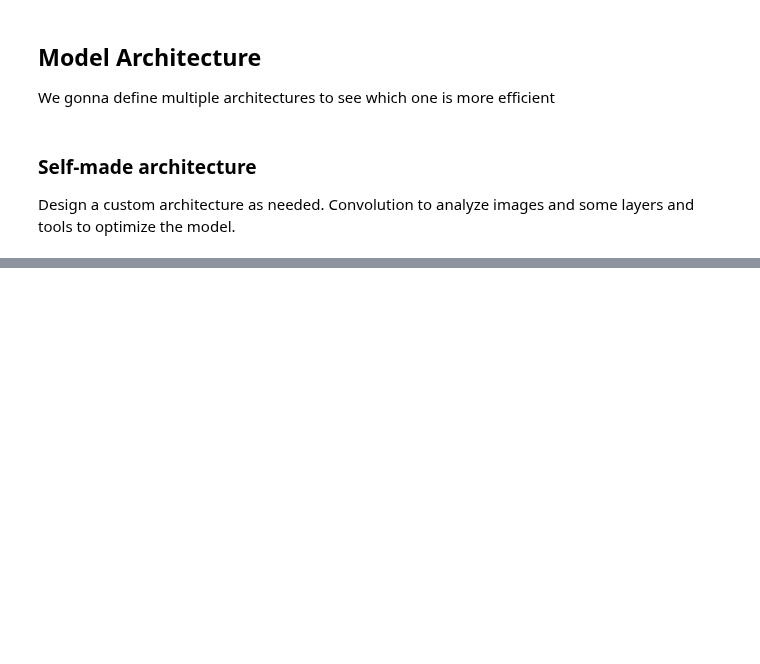
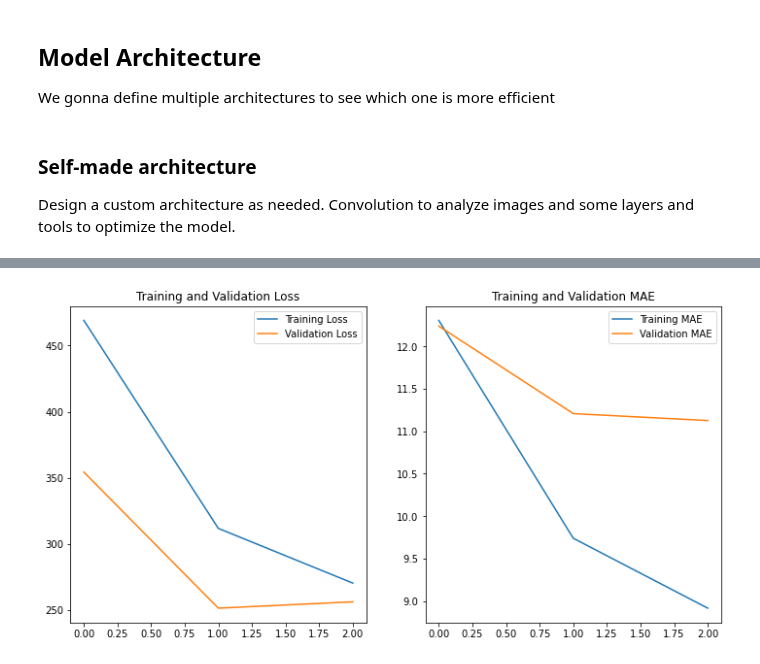
Before and after one commit to ProfZidane/From-Vision-To-Nutrition, a Jupyter notebook: model_architecture/architecture_md.ipynb, the cells around one changed output, grey strips where cells are left out. Drawn from its saved outputs; the diff is of its cells as text; code cells hidden in the pictures; blank space fills up the shorter version.

Commit message:
lunch the training locally and interpretation

```diff
--- a/model_architecture/architecture_md.ipynb
+++ b/model_architecture/architecture_md.ipynb
@@ -119,5 +102,16 @@ def create_tf_dataset_and_split(df: pd.DataFrame) -> tuple:
         raise Exception(f"Error creating and splitting dataset: {e}")
 # %%
 df = load_dataset() # Load the dataset
+df = df[df["image_rgb_path"].apply(os.path.exists)]
 # %%
 train_dataset, val_dataset, test_dataset = create_tf_dataset_and_split(df) # Create and split the dataset
+# %%
+BATCH_SIZE = 32
+
+def batch_datasets(train_ds, val_ds, test_ds, batch_size=BATCH_SIZE):
+    train_ds = train_ds.batch(batch_size).prefetch(tf.data.AUTOTUNE)
+    val_ds = val_ds.batch(batch_size).prefetch(tf.data.AUTOTUNE)
+    test_ds = test_ds.batch(batch_size).prefetch(tf.data.AUTOTUNE)
+    return train_ds, val_ds, test_ds
+
+train_dataset, val_dataset, test_dataset = batch_datasets(train_dataset, val_dataset, test_dataset)
@@ -190,9 +194,12 @@ tensorboard_callback = TensorBoard(log_dir=log_dir,  histogram_freq=1)
 history = model.fit(
     train_dataset,
     epochs=EPOCHS,
-    batch_size=32,
     validation_data=val_dataset,
-    callbacks=[early_stopping_loss, early_stopping_mae, lr_scheduler, tensorboard_callback]
+    callbacks=[early_stopping_loss, early_stopping_mae, lr_scheduler, tensorboard_callback],
+    verbose=1
 )
-# not again test
+
+import datetime
+model_name = "../models/image2macros-" + datetime.datetime.now().strftime("%Y%m%d-%H%M%S") + ".keras"
+model.save(model_name)
 # %% [output]
@@ -199,0 +212,26 @@ history = model.fit(
+# %%
+# Loss and mae plots
+loss = history.history['loss']
+val_loss = history.history['val_loss']
+
+mae = history.history['mae']
+val_mae = history.history['val_mae']
+
+epochs_range = range(EPOCHS)
+
+plt.figure(figsize=(12, 6))
+plt.subplot(1, 2, 1)
+plt.plot(epochs_range, loss, label='Training Loss')
+plt.plot(epochs_range, val_loss, label='Validation Loss')
+plt.legend(loc='upper right')
+plt.title('Training and Validation Loss')
+
+plt.subplot(1, 2, 2)
+plt.plot(epochs_range, mae, label='Training MAE')
+plt.plot(epochs_range, val_mae, label='Validation MAE')
+plt.legend(loc='upper right')
+plt.title('Training and Validation MAE')
+
+plt.show()
+# %% [output]
+[figure, added]
```
Also changed, not shown: parts of 7 cells of this notebook, 4 other files.
